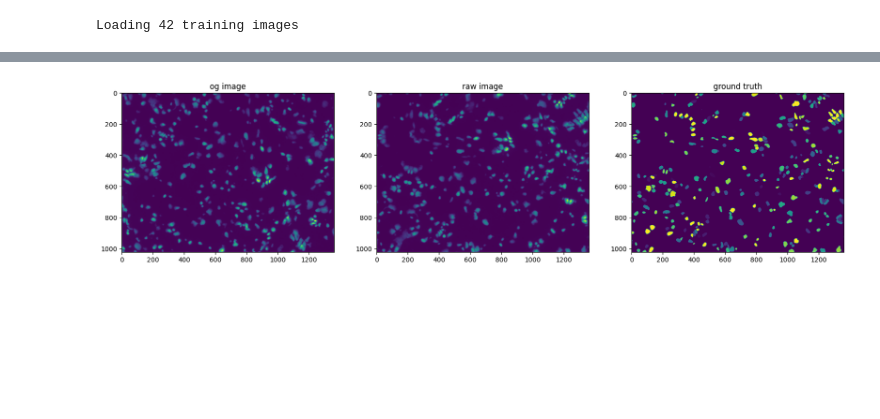
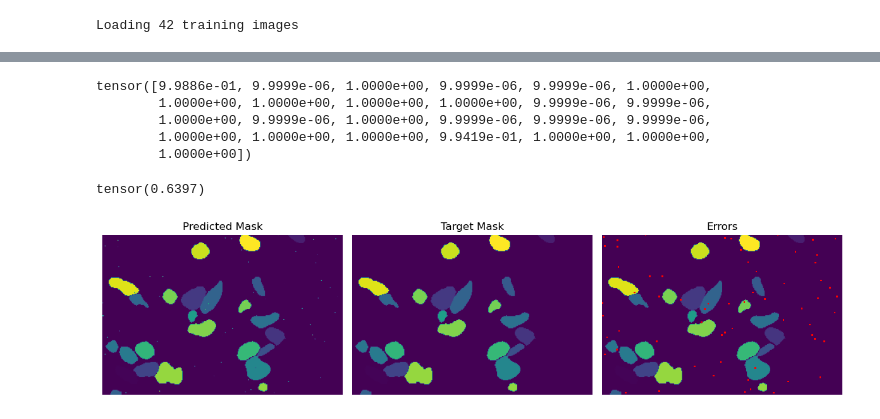
Before and after one commit to madziejm/cell-nuclei-segmentation, a Jupyter notebook: cell_nuclei_segmentation/notebooks/Visualize data.ipynb, the cells around one changed output, grey strips where cells are left out. Drawn from its saved outputs; the diff is of its cells as text; code cells hidden in the pictures; blank space fills up the shorter version.

Commit message:
add metrics and error plot

```diff
--- a/cell_nuclei_segmentation/notebooks/Visualize data.ipynb
+++ b/cell_nuclei_segmentation/notebooks/Visualize data.ipynb
@@ -60,6 +66,10 @@ y = np.array(
 
 # Get the unique cluster labels
 clusters = np.unique(y)
+
+# Assign a color to each cluster label
+cmap = plt.cm.viridis
+colors = cmap(range(len(clusters)))
 
 # Plot the image with colors assigned to each cluster
 plt.figure(figsize=(15, 15))
@@ -159,0 +166,7 @@ x.shape, y.shape
+# %%
+def change_tensor(y):
+    classes = y.unique()
+    mask = np.random.choice([0, 1], y.shape, p=[999./1000, 1./1000])
+    return y * torch.tensor(mask^1) + torch.tensor(mask * np.random.randint(min(classes), max(max(classes)+1, max(classes)), y.shape))
+# %%
+y_ = change_tensor(y)
@@ -160,21 +196,75 @@ x.shape, y.shape
 # %%
 a = get_augmentations()
+# %%
+def intersection_over_union(outputs, targets, smooth=1e-5):
+    num_classes = len(targets[targets!=0].unique())
+    iou_scores = torch.zeros(num_classes, dtype=torch.float32)
+
+    for i in range(num_classes):
+        output_binary = (outputs == i).float()
+        target_binary = (targets == i).float()
+        intersection = torch.sum(output_binary * target_binary)
+        union = torch.sum(output_binary) + torch.sum(target_binary) - intersection
+        iou_scores[i] = (intersection + smooth) / (union + smooth)
+
+    return iou_scores
+
+intersection_over_union(y_, y)
+# %% [output]
+tensor([9.9886e-01, 9.9999e-06, 1.0000e+00, 9.9999e-06, 9.9999e-06, 1.0000e+00,
+        1.0000e+00, 1.0000e+00, 1.0000e+00, 1.0000e+00, 9.9999e-06, 9.9999e-06,
+        1.0000e+00, 9.9999e-06, 1.0000e+00, 9.9999e-06, 9.9999e-06, 9.9999e-06,
+        1.0000e+00, 1.0000e+00, 1.0000e+00, 9.9419e-01, 1.0000e+00, 1.0000e+00,
+        1.0000e+00])
+# %%
+def average_precision(outputs, targets, smooth=1e-5):
+    num_classes = len(targets[targets!=0].unique())
+    ap_scores = torch.zeros(num_classes, dtype=torch.float32)
+
+    for i in range(num_classes):
+        output_binary = (outputs == i).float()
+        target_binary = (targets == i).float()
+        intersection = torch.sum(output_binary * target_binary)
+        union = torch.sum(output_binary) + torch.sum(target_binary) - intersection
+        ap_scores[i] = (intersection + smooth) / (union + smooth)
+
+    return ap_scores.mean()
+
+average_precision(y_, y)
+# %% [output]
+tensor(0.6397)
 # %%
 aug = a(image=x.numpy()[0], mask=y.numpy())
 img = aug["image"]
 mask = aug["mask"]
 
 fig, axes = plt.subplots(1, 3, figsize=(20, 20))
 
 axes[0].imshow(x[0])
 axes[0].set_title("og image")
 
 axes[1].imshow(img)
 axes[1].set_title("raw image")
 
 axes[2].imshow(mask)
 axes[2].set_title("ground truth")
 
-plt.show()
+plt.show()def error_analysis_plot(output, target):
+    fig, axes = plt.subplots(1, 3, figsize=(12, 4))
+    cmap = plt.cm.get_cmap("viridis").copy()
+    cmap.set_bad(color='red')
+    axes[0].imshow(output, cmap=cmap)
+    axes[0].set_title('Predicted Mask')
+    axes[1].imshow(target, cmap=cmap)
+    axes[1].set_title('Target Mask')
+    masked_array = np.ma.masked_where(output != target, target)
+    axes[2].imshow(masked_array, cmap=cmap)
+    axes[2].set_title('Errors')
+    for ax in axes:
+        ax.axis('off')
+    plt.tight_layout()
+    plt.show()
+
+error_analysis_plot(y_, y)
 # %% [output]
-[figure, old version]
+[figure, new version]
```
Also changed, not shown: parts of 5 cells of this notebook.
